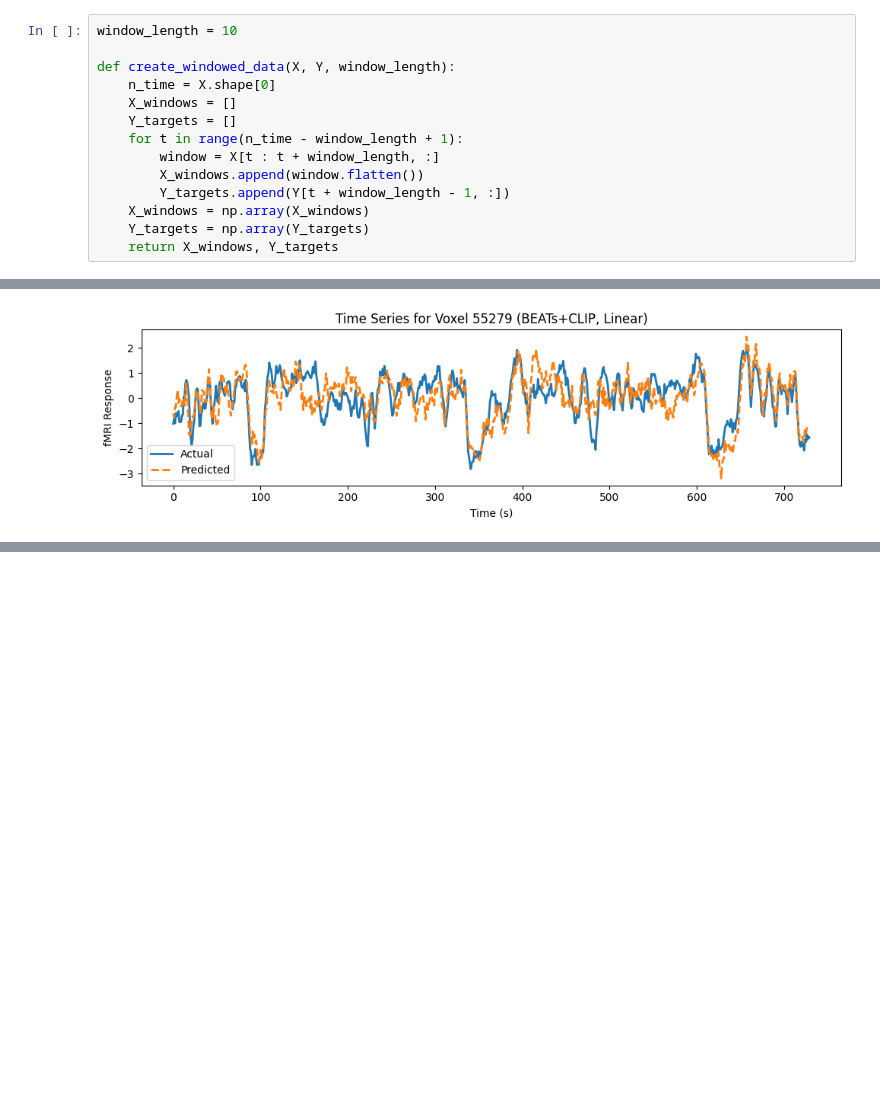
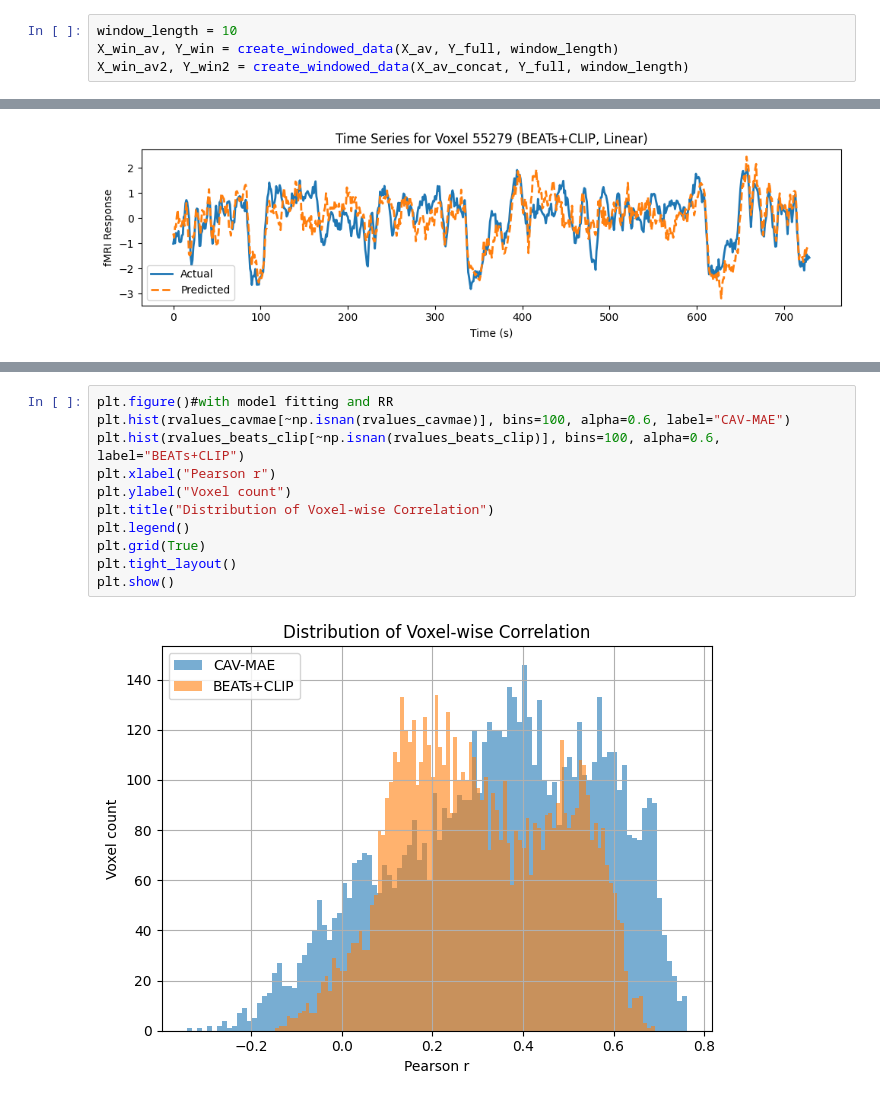
Before and after one commit to MahdiTabesh/fmri-audio-tagging, a Jupyter notebook: notebooks/fMRI_Encoding_LinearRidge.ipynb, the cells around one changed output, grey strips where cells are left out. Cells and saved outputs as stored; diff of their text form; blank space fills up the shorter version.

Commit message:
modularized the code, added commenting, fixed inconsistent r value histogram

```diff
--- a/notebooks/fMRI_Encoding_LinearRidge.ipynb
+++ b/notebooks/fMRI_Encoding_LinearRidge.ipynb
@@ -49,15 +47,5 @@ Y_full = normalize_data(Y_full)
 # %%
 window_length = 10
-
-def create_windowed_data(X, Y, window_length):
-    n_time = X.shape[0]
-    X_windows = []
-    Y_targets = []
-    for t in range(n_time - window_length + 1):
-        window = X[t : t + window_length, :]
-        X_windows.append(window.flatten())
-        Y_targets.append(Y[t + window_length - 1, :])
-    X_windows = np.array(X_windows)
-    Y_targets = np.array(Y_targets)
-    return X_windows, Y_targets
+X_win_av, Y_win = create_windowed_data(X_av, Y_full, window_length)
+X_win_av2, Y_win2 = create_windowed_data(X_av_concat, Y_full, window_length)
 # %%
@@ -415,0 +293,13 @@ Multimodal - CAV-MAE:       Max r = 0.7547950744628906
+# %%
+plt.figure()#with model fitting and RR
+plt.hist(rvalues_cavmae[~np.isnan(rvalues_cavmae)], bins=100, alpha=0.6, label="CAV-MAE")
+plt.hist(rvalues_beats_clip[~np.isnan(rvalues_beats_clip)], bins=100, alpha=0.6, label="BEATs+CLIP")
+plt.xlabel("Pearson r")
+plt.ylabel("Voxel count")
+plt.title("Distribution of Voxel-wise Correlation")
+plt.legend()
+plt.grid(True)
+plt.tight_layout()
+plt.show()
+# %% [output]
+[figure, added]
```
Also changed, not shown: parts of 19 cells of this notebook, 7 other files.
